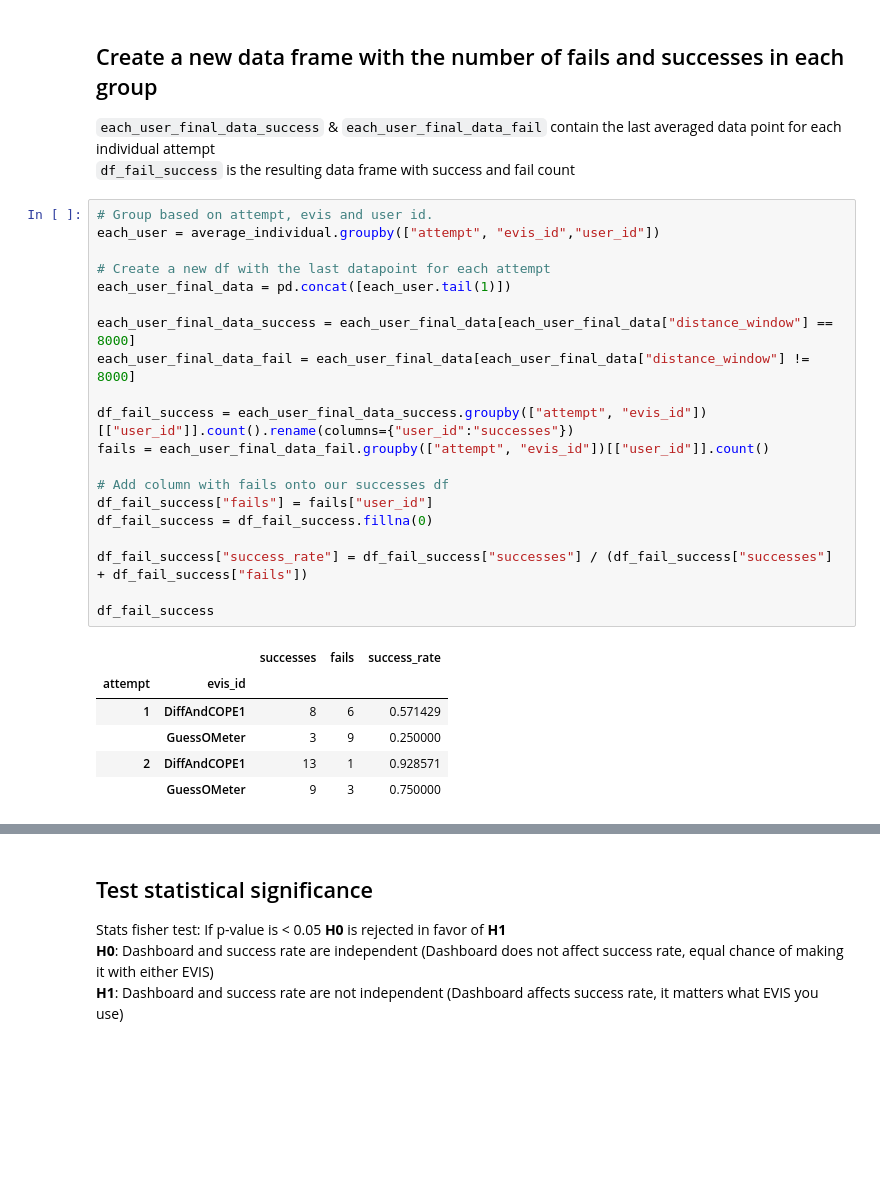
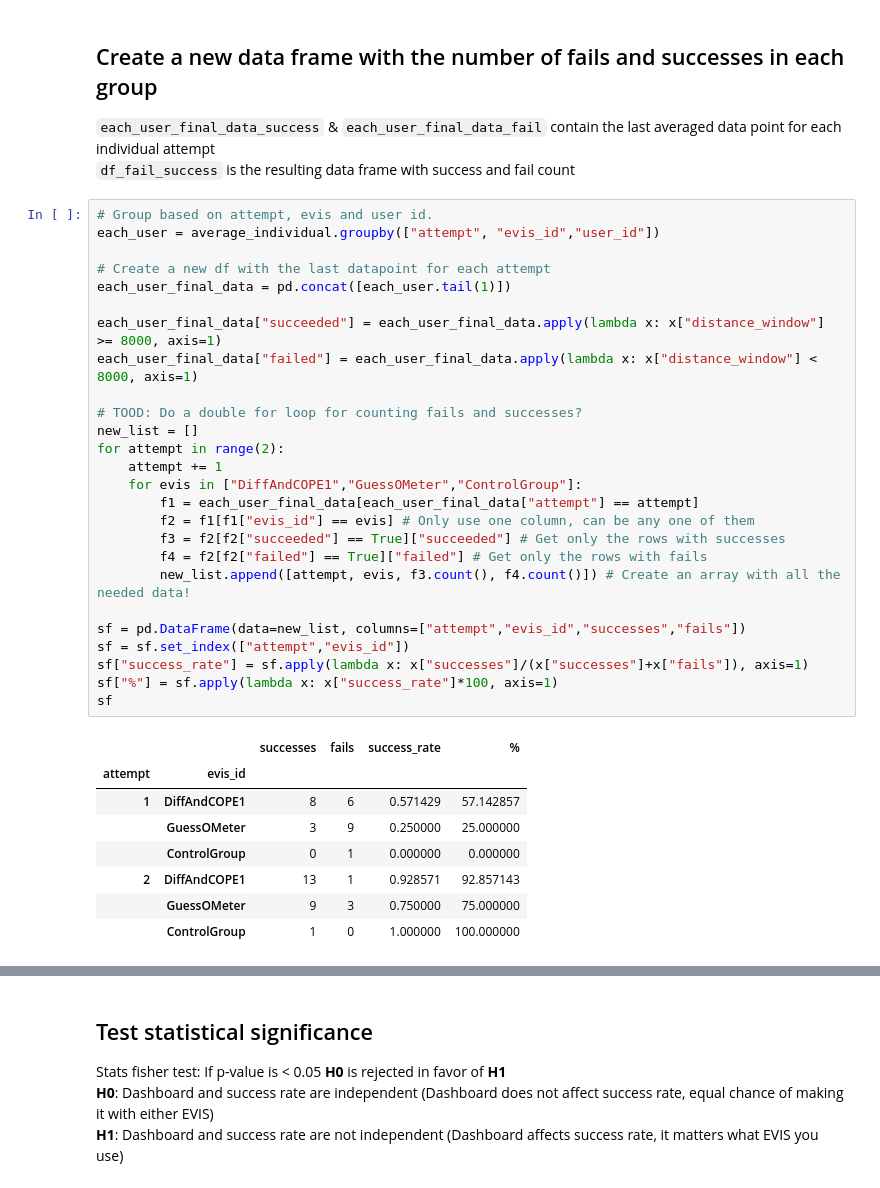
Before and after one commit to Sandsten/bev-vr-data-analysis, a Jupyter notebook: jupyter-notebooks/Speed over distance.ipynb, the cells around one changed output, grey strips where cells are left out. Drawn from its saved outputs; the diff is of its cells as text; blank space fills up the shorter version.

```diff
--- a/jupyter-notebooks/Speed over distance.ipynb
+++ b/jupyter-notebooks/Speed over distance.ipynb
@@ -140,30 +145,38 @@ pd.DataFrame(data={"Diff_COPE1":[number_of_participants_diff], "Guess_o_meter":[
 ## Create a new data frame with the number of fails and successes in each group
 `each_user_final_data_success` & `each_user_final_data_fail` contain the last averaged data point for each individual attempt
 `df_fail_success` is the resulting data frame with success and fail count
-# %%
-# Group based on attempt, evis and user id.
-each_user = average_individual.groupby(["attempt", "evis_id","user_id"])
-
-# Create a new df with the last datapoint for each attempt
-each_user_final_data = pd.concat([each_user.tail(1)])
-
-each_user_final_data_success = each_user_final_data[each_user_final_data["distance_window"] == 8000]
-each_user_final_data_fail = each_user_final_data[each_user_final_data["distance_window"] != 8000]
-
-df_fail_success = each_user_final_data_success.groupby(["attempt", "evis_id"])[["user_id"]].count().rename(columns={"user_id":"successes"})
-fails = each_user_final_data_fail.groupby(["attempt", "evis_id"])[["user_id"]].count()
-
-# Add column with fails onto our successes df
-df_fail_success["fails"] = fails["user_id"]
-df_fail_success = df_fail_success.fillna(0)
-
-df_fail_success["success_rate"] = df_fail_success["successes"] / (df_fail_success["successes"] + df_fail_success["fails"])
-
-df_fail_success
-# %% [output]
-|  |  | successes | fails | success_rate |
-| attempt | evis_id |  |  |  |
-| 1 | DiffAndCOPE1 | 8 | 6 | 0.571429 |
-|  | GuessOMeter | 3 | 9 | 0.250000 |
-| 2 | DiffAndCOPE1 | 13 | 1 | 0.928571 |
-|  | GuessOMeter | 9 | 3 | 0.750000 |
+# %%
+# Group based on attempt, evis and user id.
+each_user = average_individual.groupby(["attempt", "evis_id","user_id"])
+
+# Create a new df with the last datapoint for each attempt
+each_user_final_data = pd.concat([each_user.tail(1)])
+
+each_user_final_data["succeeded"] = each_user_final_data.apply(lambda x: x["distance_window"] >= 8000, axis=1)
+each_user_final_data["failed"] = each_user_final_data.apply(lambda x: x["distance_window"] < 8000, axis=1)
+
+# TOOD: Do a double for loop for counting fails and successes?
+new_list = []
+for attempt in range(2):
+    attempt += 1
+    for evis in ["DiffAndCOPE1","GuessOMeter","ControlGroup"]:
+        f1 = each_user_final_data[each_user_final_data["attempt"] == attempt]
+        f2 = f1[f1["evis_id"] == evis] # Only use one column, can be any one of them
+        f3 = f2[f2["succeeded"] == True]["succeeded"] # Get only the rows with successes
+        f4 = f2[f2["failed"] == True]["failed"] # Get only the rows with fails
+        new_list.append([attempt, evis, f3.count(), f4.count()]) # Create an array with all the needed data!
+
+sf = pd.DataFrame(data=new_list, columns=["attempt","evis_id","successes","fails"])
+sf = sf.set_index(["attempt","evis_id"])
+sf["success_rate"] = sf.apply(lambda x: x["successes"]/(x["successes"]+x["fails"]), axis=1)
+sf["%"] = sf.apply(lambda x: x["success_rate"]*100, axis=1)
+sf
+# %% [output]
+|  |  | successes | fails | success_rate | % |
+| attempt | evis_id |  |  |  |  |
+| 1 | DiffAndCOPE1 | 8 | 6 | 0.571429 | 57.142857 |
+|  | GuessOMeter | 3 | 9 | 0.250000 | 25.000000 |
+|  | ControlGroup | 0 | 1 | 0.000000 | 0.000000 |
+| 2 | DiffAndCOPE1 | 13 | 1 | 0.928571 | 92.857143 |
+|  | GuessOMeter | 9 | 3 | 0.750000 | 75.000000 |
+|  | ControlGroup | 1 | 0 | 1.000000 | 100.000000 |
```
Also changed, not shown: parts of 13 cells of this notebook, 4 other files.
